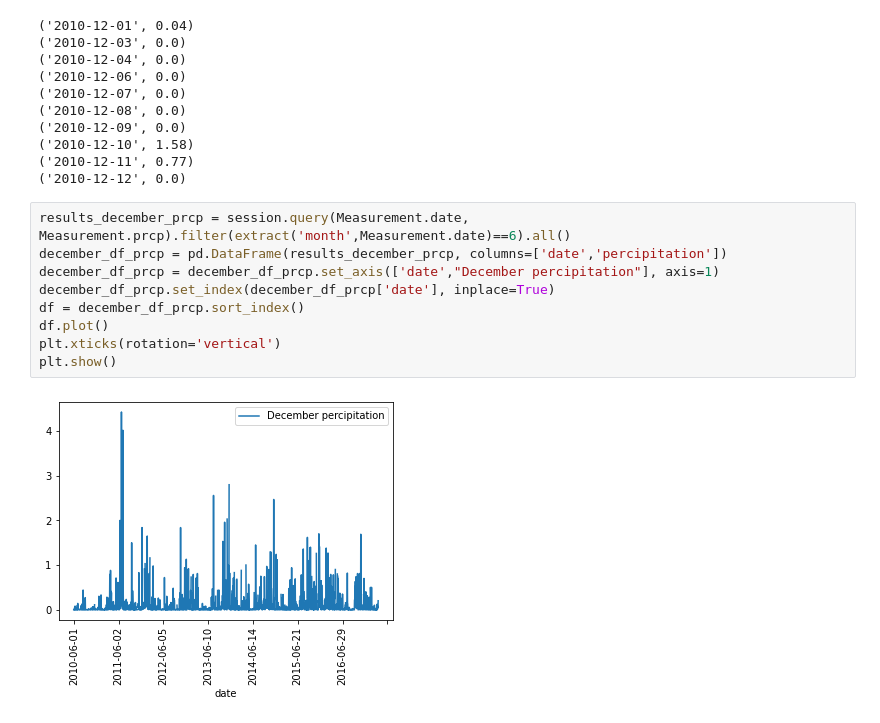
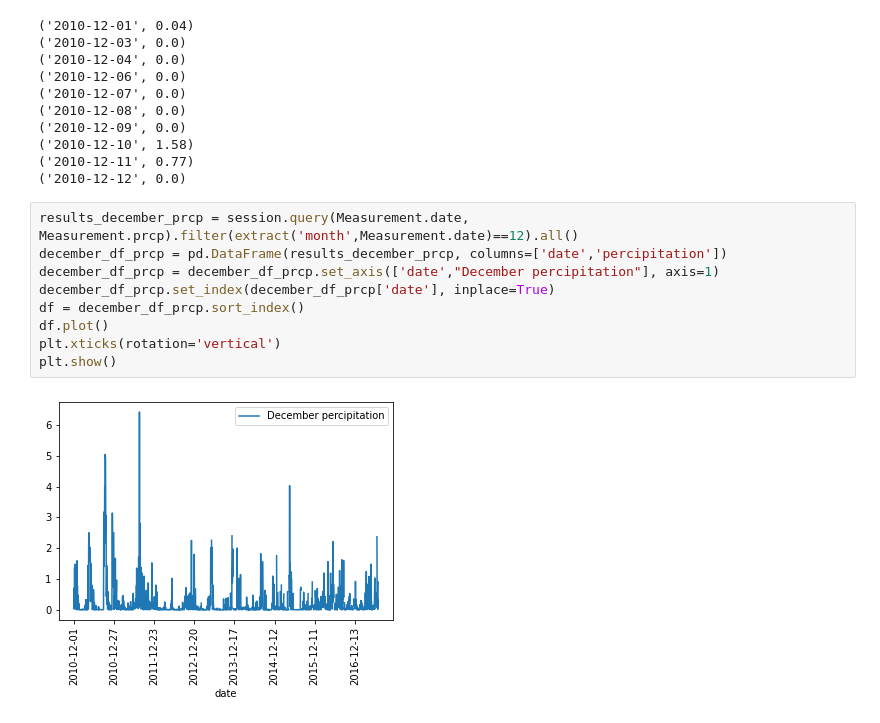
Before and after one commit to Ayesha-da/surfs_up, a Jupyter notebook: SurfsUp_Challenge.ipynb, the cells around one changed output. Saved outputs shown, nothing was run; the diff lists cells and outputs as text.

```diff
--- a/SurfsUp_Challenge.ipynb
+++ b/SurfsUp_Challenge.ipynb
@@ -159,13 +147,13 @@ for row in session.query(Measurement.date, Measurement.prcp).filter(extract('mon
 ('2010-12-11', 0.77)
 ('2010-12-12', 0.0)
 # %%
-results_december_prcp = session.query(Measurement.date, Measurement.prcp).filter(extract('month',Measurement.date)==6).all()
+results_december_prcp = session.query(Measurement.date, Measurement.prcp).filter(extract('month',Measurement.date)==12).all()
 december_df_prcp = pd.DataFrame(results_december_prcp, columns=['date','percipitation'])
 december_df_prcp = december_df_prcp.set_axis(['date',"December percipitation"], axis=1)
 december_df_prcp.set_index(december_df_prcp['date'], inplace=True)
 df = december_df_prcp.sort_index()
 df.plot()
 plt.xticks(rotation='vertical')
 plt.show()
 # %% [output]
-[figure, old version]
+[figure, new version]
```
Also changed, not shown: parts of 2 cells of this notebook.
